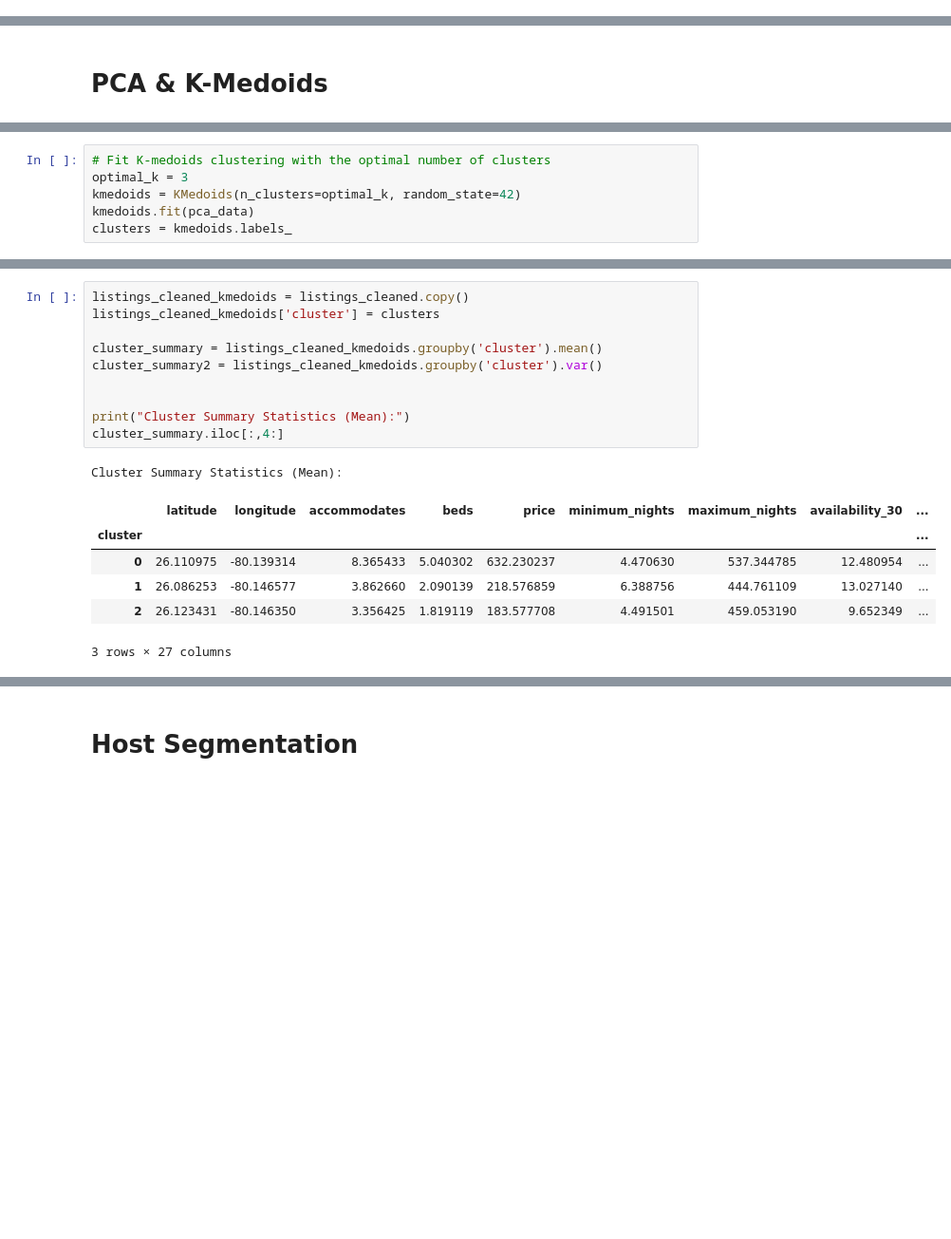
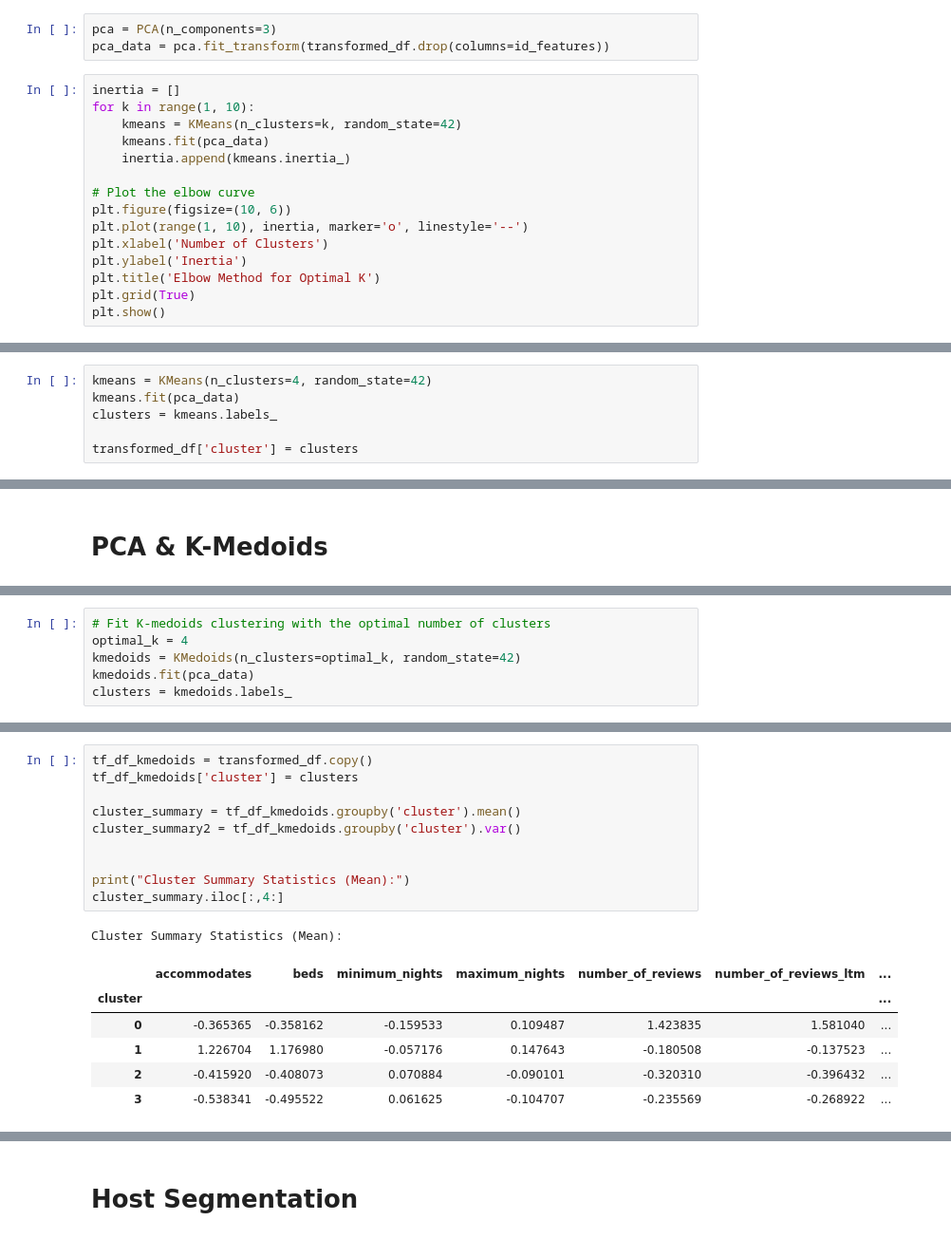
Before and after one commit to DataWithAlex/airbnb-price-analysis, a Jupyter notebook: frank-v/Clustering.ipynb, the cells around one changed output, grey strips where cells are left out. Shown at 95% size. Drawn from its saved outputs; the diff is of its cells as text; blank space fills up the shorter version.

```diff
--- a/frank-v/Clustering.ipynb
+++ b/frank-v/Clustering.ipynb
@@ -290,0 +389,18 @@ Cluster Summary Statistics (Mean):
+# %%
+pca = PCA(n_components=3)
+pca_data = pca.fit_transform(transformed_df.drop(columns=id_features))
+# %%
+inertia = []
+for k in range(1, 10):
+    kmeans = KMeans(n_clusters=k, random_state=42)
+    kmeans.fit(pca_data)
+    inertia.append(kmeans.inertia_)
+
+# Plot the elbow curve
+plt.figure(figsize=(10, 6))
+plt.plot(range(1, 10), inertia, marker='o', linestyle='--')
+plt.xlabel('Number of Clusters')
+plt.ylabel('Inertia')
+plt.title('Elbow Method for Optimal K')
+plt.grid(True)
+plt.show()
@@ -290,0 +409,6 @@ Cluster Summary Statistics (Mean):
+# %%
+kmeans = KMeans(n_clusters=4, random_state=42)
+kmeans.fit(pca_data)
+clusters = kmeans.labels_
+
+transformed_df['cluster'] = clusters
@@ -318,6 +628,6 @@ Calculating k-medoids at level 9
 # %%
 # Fit K-medoids clustering with the optimal number of clusters
-optimal_k = 3
+optimal_k = 4
 kmedoids = KMedoids(n_clusters=optimal_k, random_state=42)
 kmedoids.fit(pca_data)
 clusters = kmedoids.labels_
@@ -358,21 +670,21 @@ Corresponding Rows in the Original DataFrame:
 # %%
-listings_cleaned_kmedoids = listings_cleaned.copy()
-listings_cleaned_kmedoids['cluster'] = clusters
+tf_df_kmedoids = transformed_df.copy()
+tf_df_kmedoids['cluster'] = clusters
 
-cluster_summary = listings_cleaned_kmedoids.groupby('cluster').mean()
-cluster_summary2 = listings_cleaned_kmedoids.groupby('cluster').var()
+cluster_summary = tf_df_kmedoids.groupby('cluster').mean()
+cluster_summary2 = tf_df_kmedoids.groupby('cluster').var()
 
 
 print("Cluster Summary Statistics (Mean):")
 cluster_summary.iloc[:,4:]
 # %% [output]
 Cluster Summary Statistics (Mean):
-|  | latitude | longitude | accommodates | beds | price | minimum_nights | maximum_nights | availability_30 | ... |
-| cluster |  |  |  |  |  |  |  |  | ... |
-| 0 | 26.110975 | -80.139314 | 8.365433 | 5.040302 | 632.230237 | 4.470630 | 537.344785 | 12.480954 | ... |
-| 1 | 26.086253 | -80.146577 | 3.862660 | 2.090139 | 218.576859 | 6.388756 | 444.761109 | 13.027140 | ... |
-| 2 | 26.123431 | -80.146350 | 3.356425 | 1.819119 | 183.577708 | 4.491501 | 459.053190 | 9.652349 | ... |
+|  | accommodates | beds | minimum_nights | maximum_nights | number_of_reviews | number_of_reviews_ltm | ... |
+| cluster |  |  |  |  |  |  | ... |
+| 0 | -0.365365 | -0.358162 | -0.159533 | 0.109487 | 1.423835 | 1.581040 | ... |
+| 1 | 1.226704 | 1.176980 | -0.057176 | 0.147643 | -0.180508 | -0.137523 | ... |
+| 2 | -0.415920 | -0.408073 | 0.070884 | -0.090101 | -0.320310 | -0.396432 | ... |
+| 3 | -0.538341 | -0.495522 | 0.061625 | -0.104707 | -0.235569 | -0.268922 | ... |
-3 rows × 27 columns
 # %%
 print("Cluster Summary Statistics (Variance):")
 cluster_summary2.iloc[:,4:]
```
Also changed, not shown: parts of 56 cells of this notebook, 1 other file.
